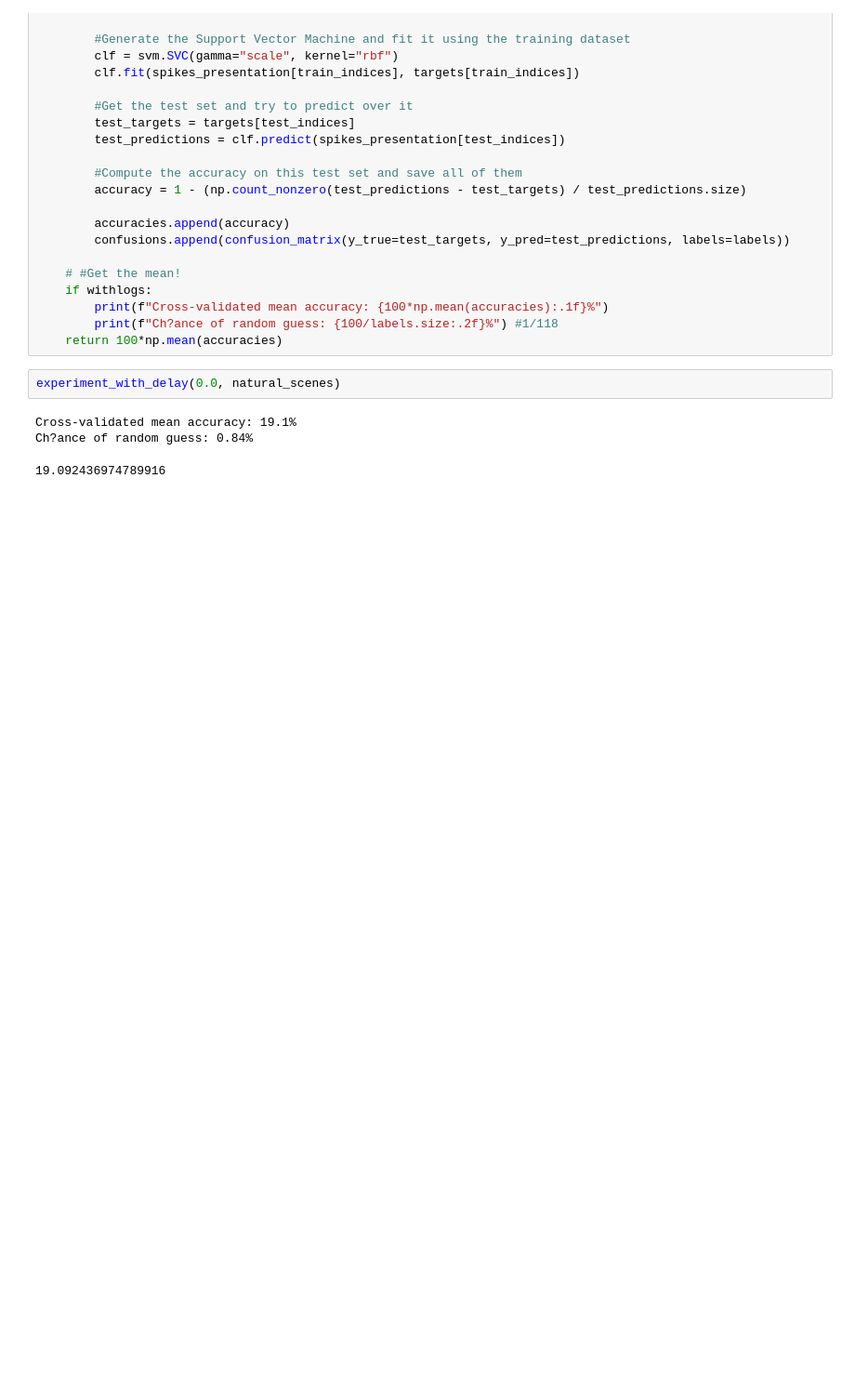
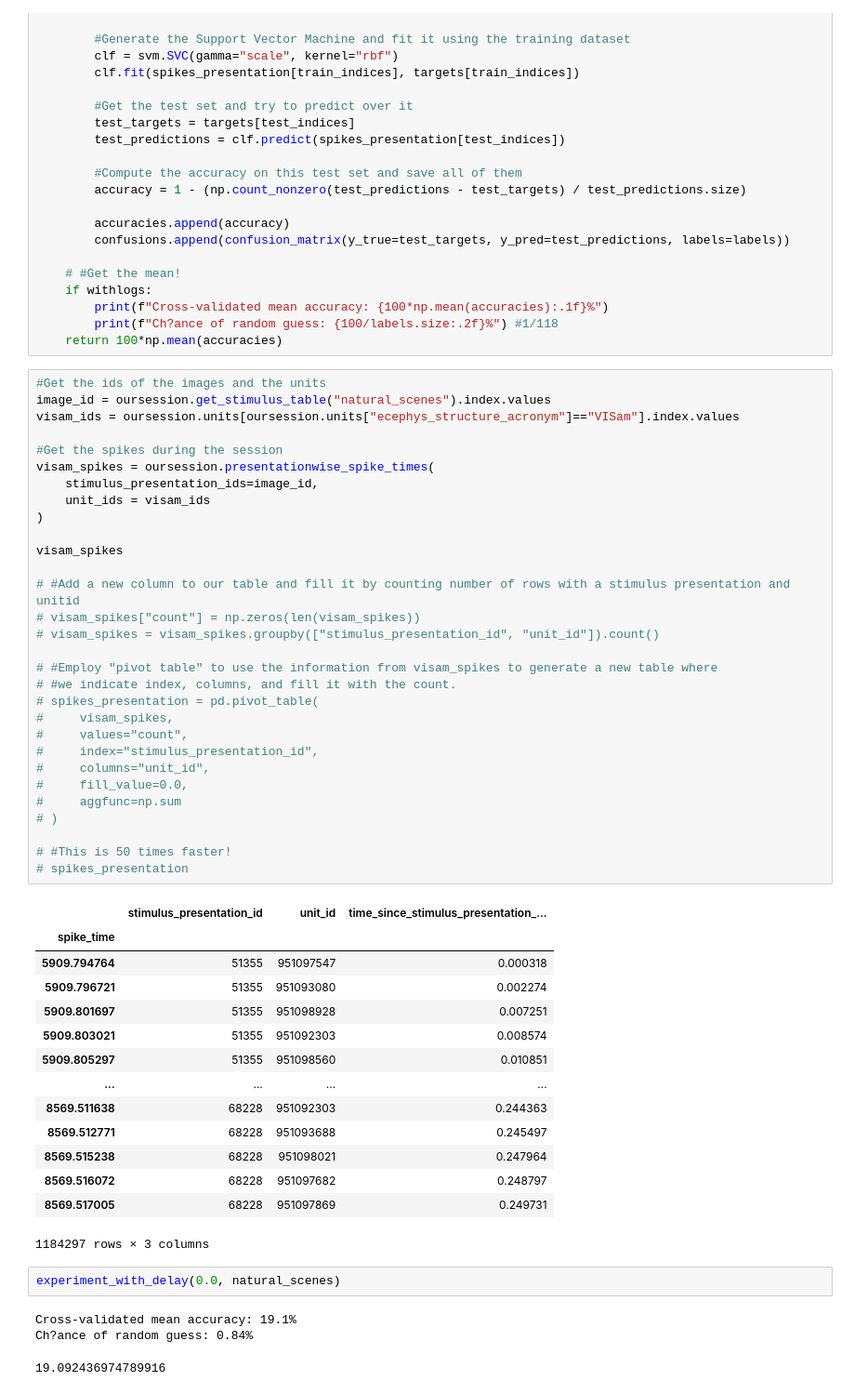
Before and after one commit to daniyarzt/neuromodelling, a Jupyter notebook: notebooks/classification_with_time_delay.ipynb, the cells around one changed output. Shown at 93% size. Saved outputs shown, nothing was run; the diff lists cells and outputs as text; blank space fills up the shorter version.

```diff
--- a/notebooks/classification_with_time_delay.ipynb
+++ b/notebooks/classification_with_time_delay.ipynb
@@ -253,6 +253,51 @@ def experiment_with_delay(delay : float, stimuli : pd.DataFrame, regionstr : str
         print(f"Cross-validated mean accuracy: {100*np.mean(accuracies):.1f}%")
         print(f"Ch?ance of random guess: {100/labels.size:.2f}%") #1/118
     return 100*np.mean(accuracies)
+# %%
+#Get the ids of the images and the units
+image_id = oursession.get_stimulus_table("natural_scenes").index.values
+visam_ids = oursession.units[oursession.units["ecephys_structure_acronym"]=="VISam"].index.values
+
+#Get the spikes during the session
+visam_spikes = oursession.presentationwise_spike_times(
+    stimulus_presentation_ids=image_id,
+    unit_ids = visam_ids
+)
+
+visam_spikes
+
+# #Add a new column to our table and fill it by counting number of rows with a stimulus presentation and unitid
+# visam_spikes["count"] = np.zeros(len(visam_spikes))
+# visam_spikes = visam_spikes.groupby(["stimulus_presentation_id", "unit_id"]).count()
+
+# #Employ "pivot table" to use the information from visam_spikes to generate a new table where
+# #we indicate index, columns, and fill it with the count.
+# spikes_presentation = pd.pivot_table(
+#     visam_spikes,
+#     values="count",
+#     index="stimulus_presentation_id",
+#     columns="unit_id",
+#     fill_value=0.0,
+#     aggfunc=np.sum
+# )
+
+# #This is 50 times faster!
+# spikes_presentation
+# %% [output]
+|  | stimulus_presentation_id | unit_id | time_since_stimulus_presentation_... |
+| spike_time |  |  |  |
+| 5909.794764 | 51355 | 951097547 | 0.000318 |
+| 5909.796721 | 51355 | 951093080 | 0.002274 |
+| 5909.801697 | 51355 | 951098928 | 0.007251 |
+| 5909.803021 | 51355 | 951092303 | 0.008574 |
+| 5909.805297 | 51355 | 951098560 | 0.010851 |
+| ... | ... | ... | ... |
+| 8569.511638 | 68228 | 951092303 | 0.244363 |
+| 8569.512771 | 68228 | 951093688 | 0.245497 |
+| 8569.515238 | 68228 | 951098021 | 0.247964 |
+| 8569.516072 | 68228 | 951097682 | 0.248797 |
+| 8569.517005 | 68228 | 951097869 | 0.249731 |
+1184297 rows × 3 columns
 # %%
 experiment_with_delay(0.0, natural_scenes)
 # %% [output]
```
